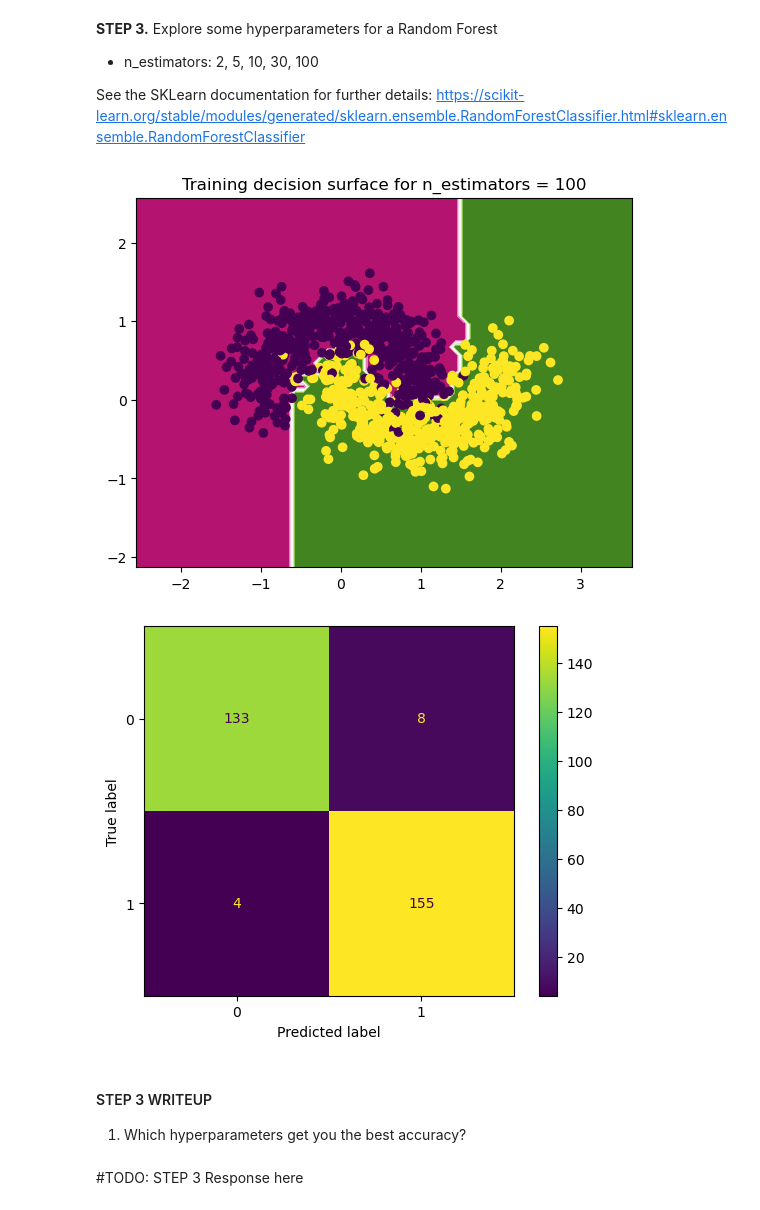
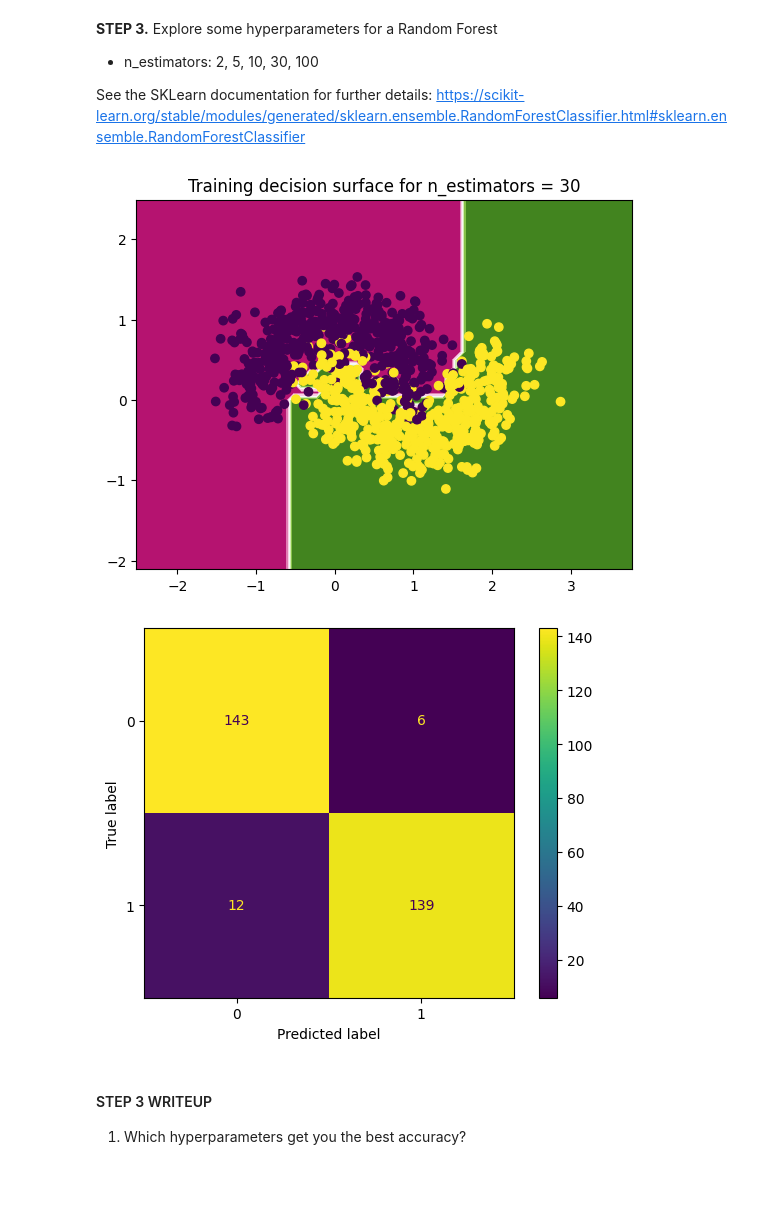
Before and after one commit to abo3abd-y/Machine-Learning---Fall-2024, a Jupyter notebook: JupyterNotebook/Trees_Forests_Participation_4_2024Fall.ipynb, the cells around one changed output. Cells and saved outputs as stored; diff of their text form; code cells hidden in the pictures; blank space fills up the shorter version.

```diff
--- a/JupyterNotebook/Trees_Forests_Participation_4_2024Fall.ipynb
+++ b/JupyterNotebook/Trees_Forests_Participation_4_2024Fall.ipynb
@@ -83,22 +85,20 @@ Explore some hyperparameters for a Random Forest
 
 See the SKLearn documentation for further details: https://scikit-learn.org/stable/modules/generated/sklearn.ensemble.RandomForestClassifier.html#sklearn.ensemble.RandomForestClassifier
 # %%
-count = 100
+count = 30
 model = sklearn.ensemble.RandomForestClassifier(n_estimators = count)
 model = model.fit(X_train, y_train)
 plt.title("Training decision surface for n_estimators = {}".format(count))
 show_decision_surface(model)
 y_pred = model.predict(X_test)
 conf = sklearn.metrics.confusion_matrix(y_test, y_pred)
 disp = sklearn.metrics.ConfusionMatrixDisplay(conf)
 disp.plot()
 plt.show()
 # %% [output]
-[figure, old version]
+[figure, new version]
-[figure, old version]
+[figure, new version]
 # %% [markdown]
 #### STEP 3 WRITEUP
 
 1) Which hyperparameters get you the best accuracy?
-# %% [markdown]
-#TODO: STEP 3 Response here
```
Also changed, not shown: parts of 5 cells of this notebook, 17 other files.
